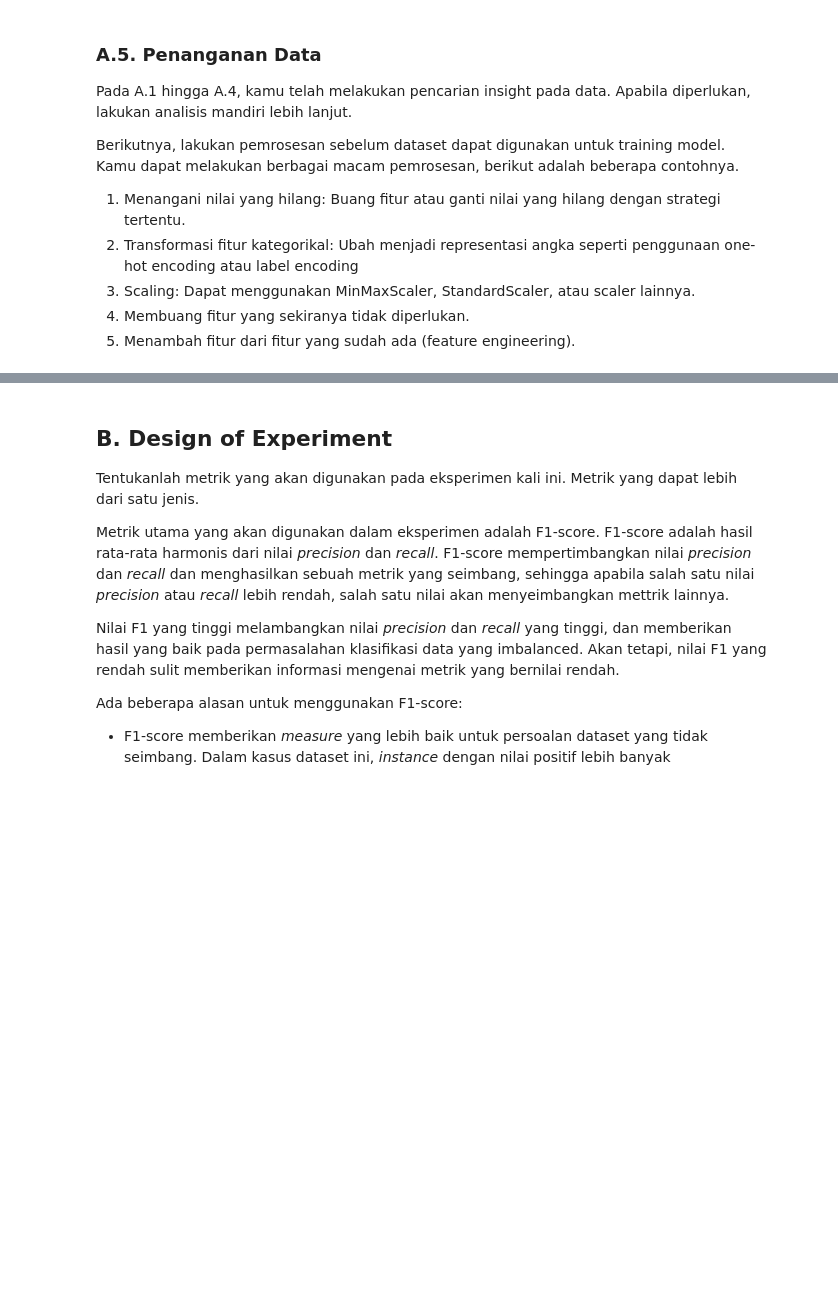
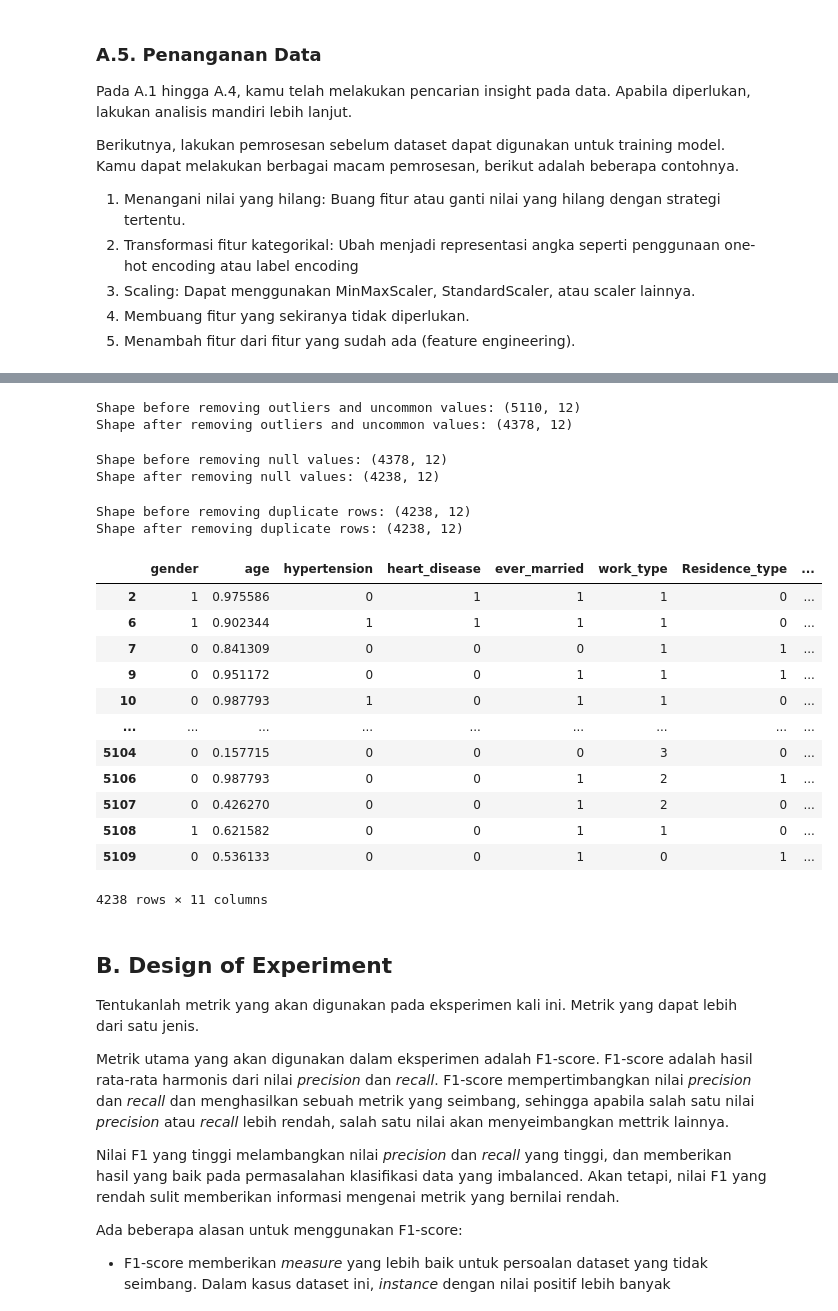
Before and after one commit to AustinPardosi/ML-Model, a Jupyter notebook: latihan.ipynb, the cells around one changed output, grey strips where cells are left out. Saved outputs shown, nothing was run; the diff lists cells and outputs as text; code cells hidden in the pictures; blank space fills up the shorter version.

```diff
--- a/latihan.ipynb
+++ b/latihan.ipynb
@@ -193,3 +286,76 @@ Pemrosesan data selesai
+# %%
+# Remove row with outlier and uncommmon value
+print(f"Shape before removing outliers and uncommon values: {df.shape}")
+df = df.drop(idx_to_remove)
+print(f"Shape after removing outliers and uncommon values: {df.shape}")
+# %% [output]
+Shape before removing outliers and uncommon values: (5110, 12)
+Shape after removing outliers and uncommon values: (4378, 12)
+# %%
+# # Change null value into mean (non-categorical feature) or mode (categorical-feature)
+# for feature in categorical_feature_names:
+#     if feature != 'id':
+#         df[feature] = df[feature].fillna(df[feature].mode()[0])
+
+# for feature in non_categorical_feature_names:
+#     df[feature] = df[feature].fillna(df[feature].mean())
+
+# print("Missing value for each feature:")
+# print(df.isnull().sum().sort_values(ascending=False))
+
+# Remove row with null value
+print(f"Shape before removing null values: {df.shape}")
+df = df.dropna()
+print(f"Shape after removing null values: {df.shape}")
+# %% [output]
+Shape before removing null values: (4378, 12)
+Shape after removing null values: (4238, 12)
+# %%
+# Remove duplicate rows
+print(f"Shape before removing duplicate rows: {df.shape}")
+df = df.drop_duplicates()
+print(f"Shape after removing duplicate rows: {df.shape}")
+# %% [output]
+Shape before removing duplicate rows: (4238, 12)
+Shape after removing duplicate rows: (4238, 12)
+# %%
+# Scale non-categorical features
+scaler = MinMaxScaler()
+
+for feature in non_categorical_feature_names:
+    df[feature] = scaler.fit_transform(df[[feature]])
+# %%
+# Encode categorical features
+label_encoder = LabelEncoder()
+
+for feature in categorical_feature_names:
+    df[feature] = label_encoder.fit_transform(df[feature])
+
+# df['smoking_status'] = label_encoder.fit_transform(df['smoking_status'])
+
+# work_type_one_hot_encoded = pd.get_dummies(df['work_type'], prefix='work_type')
+# df = pd.concat([df, work_type_one_hot_encoded], axis=1)
+# df.drop('work_type', axis=1, inplace=True)
+# df.replace({True: 1, False: 0}, inplace=True)
+# %%
+df.drop('id', axis=1, inplace=True)
+# %%
+# Show dataframe after pre-processing data
+df
+# %% [output]
+|  | gender | age | hypertension | heart_disease | ever_married | work_type | Residence_type | ... |
+| 2 | 1 | 0.975586 | 0 | 1 | 1 | 1 | 0 | ... |
+| 6 | 1 | 0.902344 | 1 | 1 | 1 | 1 | 0 | ... |
+| 7 | 0 | 0.841309 | 0 | 0 | 0 | 1 | 1 | ... |
+| 9 | 0 | 0.951172 | 0 | 0 | 1 | 1 | 1 | ... |
+| 10 | 0 | 0.987793 | 1 | 0 | 1 | 1 | 0 | ... |
+| ... | ... | ... | ... | ... | ... | ... | ... | ... |
+| 5104 | 0 | 0.157715 | 0 | 0 | 0 | 3 | 0 | ... |
+| 5106 | 0 | 0.987793 | 0 | 0 | 1 | 2 | 1 | ... |
+| 5107 | 0 | 0.426270 | 0 | 0 | 1 | 2 | 0 | ... |
+| 5108 | 1 | 0.621582 | 0 | 0 | 1 | 1 | 0 | ... |
+| 5109 | 0 | 0.536133 | 0 | 0 | 1 | 0 | 1 | ... |
+4238 rows × 11 columns
 # %% [markdown]
 ## B. Design of Experiment
 Tentukanlah metrik yang akan digunakan pada eksperimen kali ini. Metrik yang dapat lebih dari satu jenis.
```
Also changed, not shown: parts of 26 cells of this notebook.
